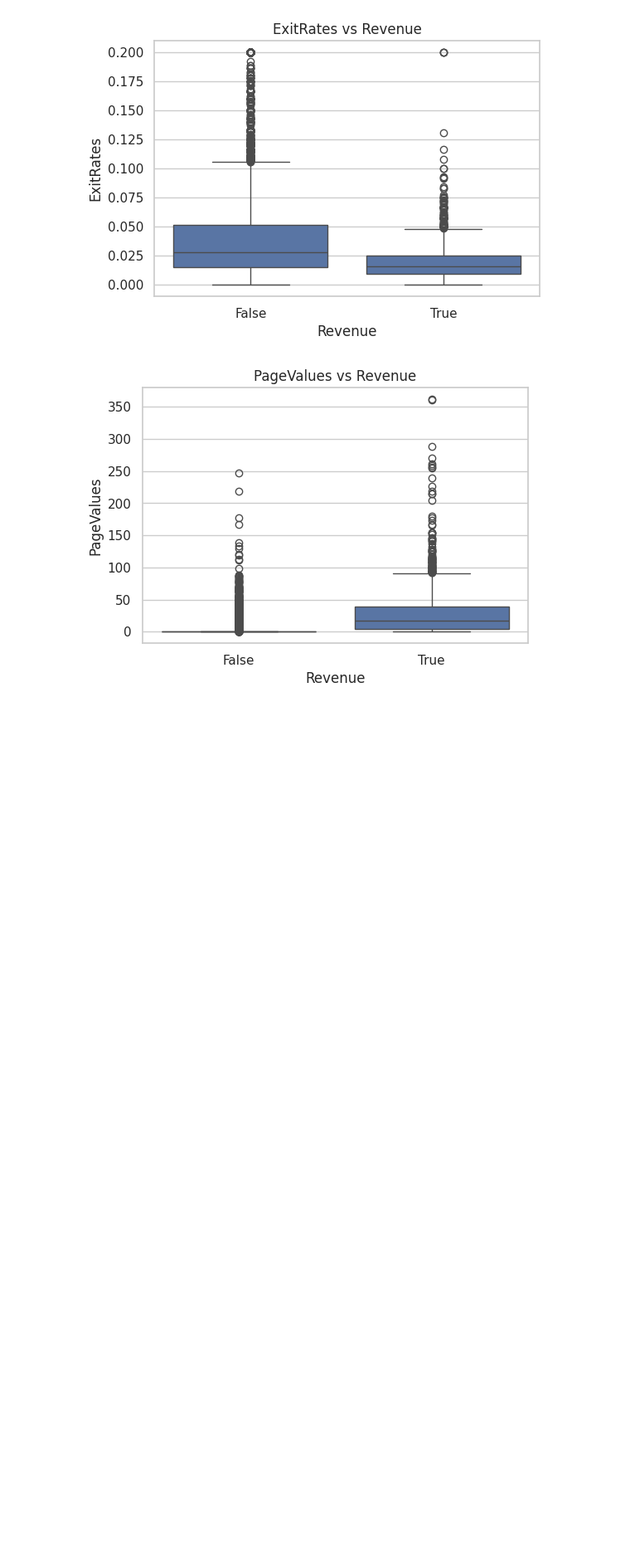
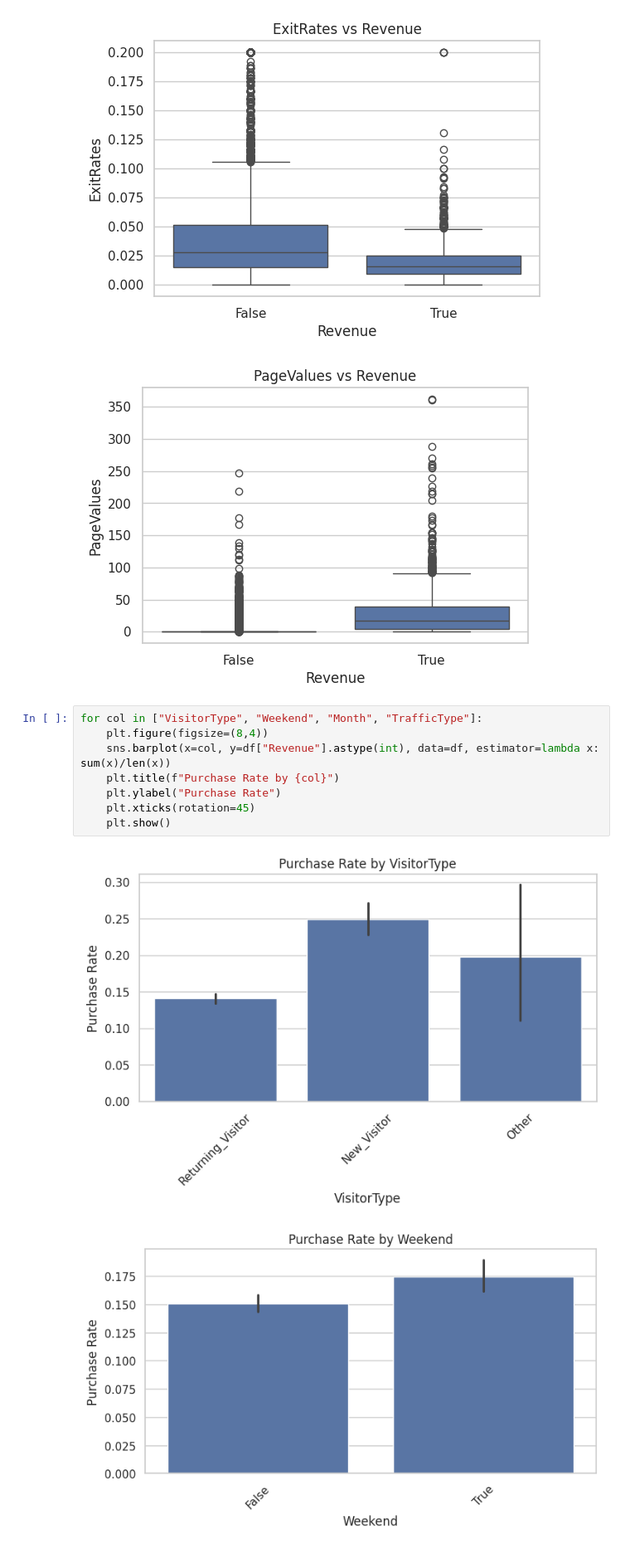
Before and after one commit to hetalsharmaaa/perzonix, a Jupyter notebook: shoppersintent.ipynb, the cells around one changed output. Shown at 83% size. Saved outputs shown, nothing was run; the diff lists cells and outputs as text; blank space fills up the shorter version.

Commit message:
engineering new features from existing behavior data

```diff
--- a/shoppersintent.ipynb
+++ b/shoppersintent.ipynb
@@ -147,3 +147,14 @@ for col in ["ProductRelated_Duration", "BounceRates", "ExitRates", "PageValues"]
 [figure]
 [figure]
 [figure]
+# %%
+for col in ["VisitorType", "Weekend", "Month", "TrafficType"]:
+    plt.figure(figsize=(8,4))
+    sns.barplot(x=col, y=df["Revenue"].astype(int), data=df, estimator=lambda x: sum(x)/len(x))
+    plt.title(f"Purchase Rate by {col}")
+    plt.ylabel("Purchase Rate")
+    plt.xticks(rotation=45)
+    plt.show()
+# %% [output]
+[figure, added]
+[figure, added]
```
Also changed, not shown: parts of 3 cells of this notebook.
